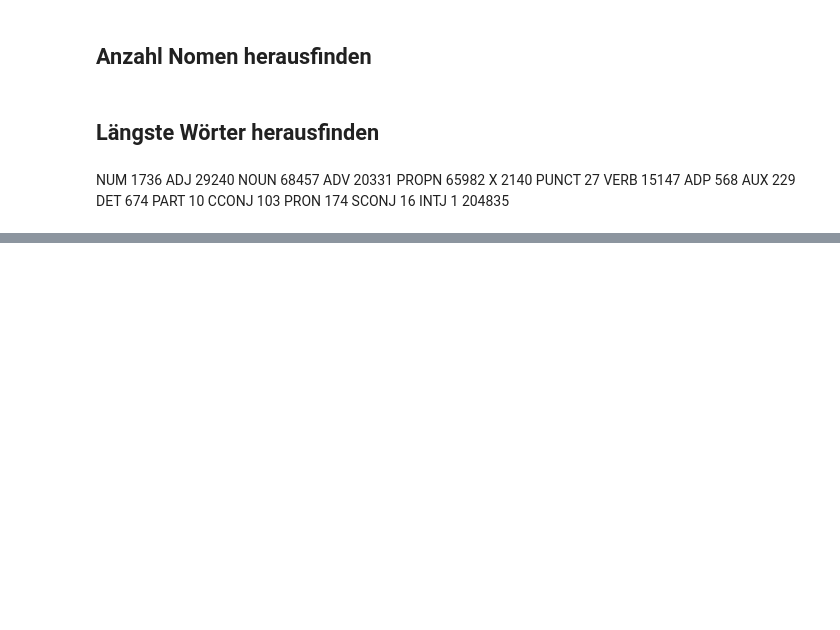
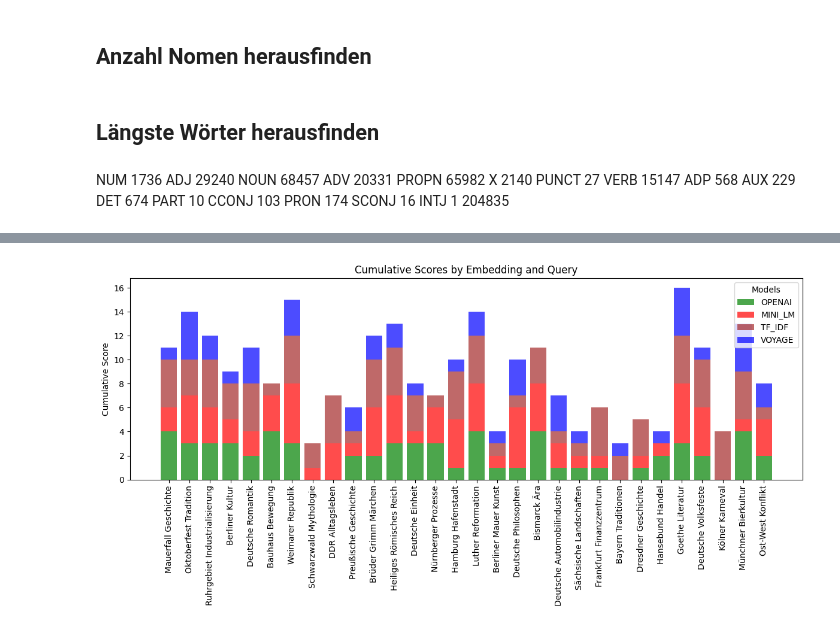
Before and after one commit to Firevince/Batchelorarbeit, a Jupyter notebook: scripts/data_visualization.ipynb, the cells around one changed output, grey strips where cells are left out. Cells and saved outputs as stored; diff of their text form; code cells hidden in the pictures; blank space fills up the shorter version.

```diff
--- a/scripts/data_visualization.ipynb
+++ b/scripts/data_visualization.ipynb
@@ -250,0 +364,40 @@ INTJ 1
+# %%
+import matplotlib.pyplot as plt
+import numpy as np
+
+# Assuming 'df' and 'models' are predefined
+colors = {'VOYAGE': 'blue', 'OPENAI': 'green', 'MINI_LM': 'red', 'TF_IDF': "brown"}
+
+# Set up the figure and axis
+fig, ax = plt.subplots(figsize=(12, 6))
+
+# Get unique queries
+queries = df['query'].unique()
+n_queries = len(queries)
+
+# Data preparation for cumulative plotting
+bottom_scores = np.zeros(n_queries)  # Initialize the bottom for the stacked bars
+
+# Iterate over models and queries to plot bars
+for model in models:
+    model_scores = [df[(df["query"] == query) & (df['embedding_model'] == model)]["Precision"].sum() for query in queries]
+    ax.bar(queries, model_scores, bottom=bottom_scores, color=colors[model], label=model, alpha=0.7)
+    bottom_scores += model_scores  # Update the bottom for the next stack
+
+# Setting labels and title
+ax.set_ylabel('Cumulative Score')
+ax.set_title('Cumulative Scores by Embedding and Query')
+
+# Improve the x-axis labels
+plt.xticks(rotation=90)  # Rotate labels to 90 degrees for better visibility
+
+# Add a legend
+plt.legend(title="Models")
+
+# Improve layout
+plt.tight_layout()
+
+# Display the plot
+plt.show()
+# %% [output]
+[figure, added]
```
Also changed, not shown: parts of 27 cells of this notebook, 1 other file.
